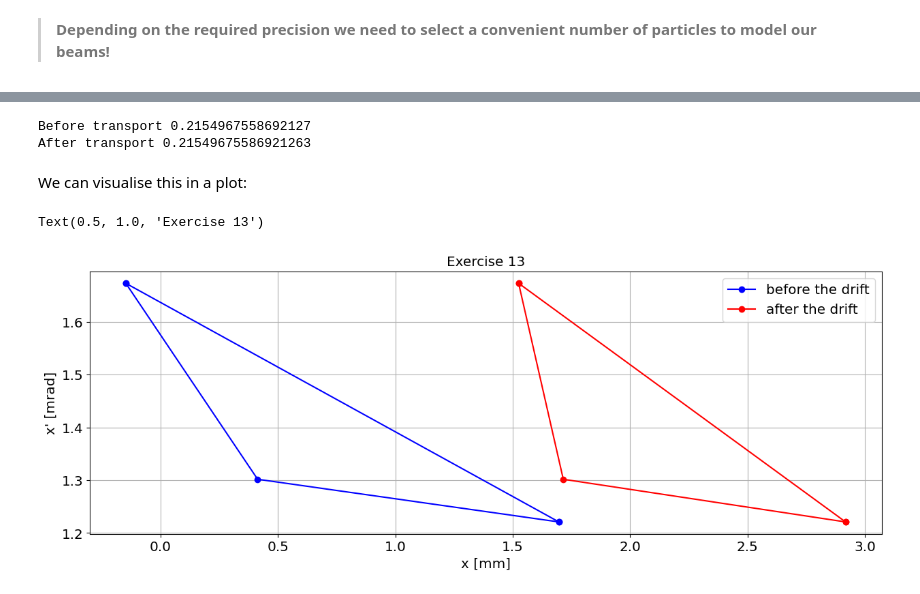
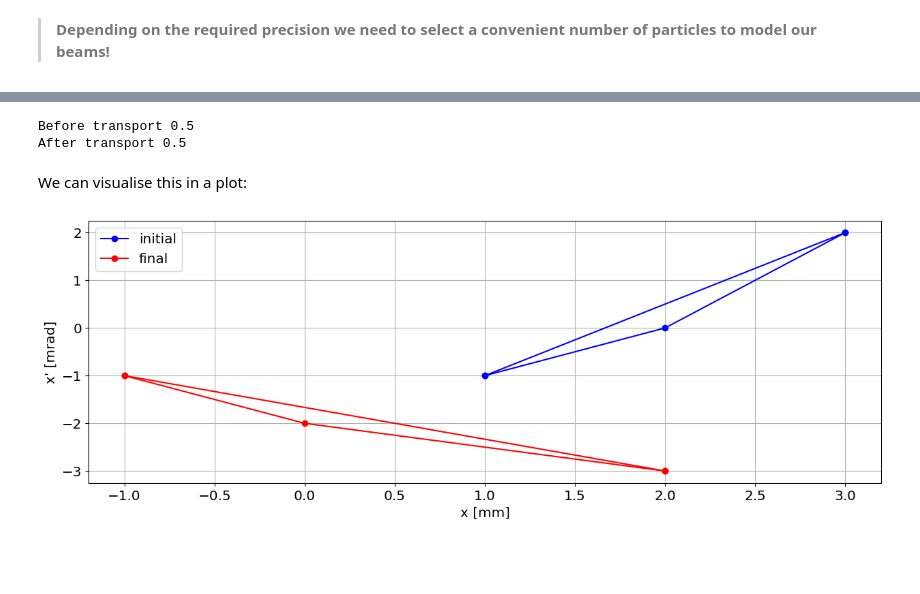
Before and after one commit to cerncas/hands-on-lattice-exercises, a Jupyter notebook: 02_Multi_Particles_Optional_Physics_solutions.ipynb, the cells around one changed output, grey strips where cells are left out. Cells and saved outputs as stored; diff of their text form; code cells hidden in the pictures; blank space fills up the shorter version.

Commit message:
added/fixed some advanced exercise

```diff
--- a/02_Multi_Particles_Optional_Physics_solutions.ipynb
+++ b/02_Multi_Particles_Optional_Physics_solutions.ipynb
@@ -147,29 +89,37 @@ def area(a, b, c) :
     '''a,b,c are the phase-space coordinates of three particles'''
     return 0.5 * norm( np.cross( b-a, c-a ) )
 # %%
+# create simple beamline
+beamline = D(1) + Q(1) + D(1)
+
+# create particle coordinates
+initial_coordinates = np.array([[1,2,3],[-1,0,2]])
+
+# track them along the beamline
+tracked = transportParticles(initial_coordinates, beamline)
+final_coordinates = tracked['coords'][-1]
+
 # code here your solution...
 # we take the first three particles in the beam (arbitrary choise)
-print(f"Before transport {area(beam[:,0],beam[:,1],beam[:,2])}")
-print(f"After transport {area(beam_after_drift[:,0],beam_after_drift[:,1],beam_after_drift[:,2])}")
+print(f"Before transport {area(initial_coordinates[:,0],initial_coordinates[:,1],initial_coordinates[:,2])}")
+print(f"After transport {area(final_coordinates[:,0],final_coordinates[:,1],final_coordinates[:,2])}")
 # %% [output]
-Before transport 0.2154967558692127
-After transport 0.21549675586921263
+Before transport 0.5
+After transport 0.5
 # %% [markdown]
 We can visualise this in a plot:
 # %%
 #first triangle
-plt.plot(beam[:,:3][0],beam[:,:3][1],'o-b')
-plt.plot(beam[:,[2,0]][0],beam[:,[2,0]][1],'o-b', label='before the drift')
+plt.plot(initial_coordinates[:,:3][0],initial_coordinates[:,:3][1],'o-b')
+plt.plot(initial_coordinates[:,[2,0]][0],initial_coordinates[:,[2,0]][1],'o-b', label='initial')
 
 #second triangle
-plt.plot(beam_after_drift[:,:3][0],beam_after_drift[:,:3][1],'o-r')
-plt.plot(beam_after_drift[:,[2,0]][0],beam_after_drift[:,[2,0]][1],'o-r',label='after the drift')
+plt.plot(final_coordinates[:,:3][0],final_coordinates[:,:3][1],'o-r')
+plt.plot(final_coordinates[:,[2,0]][0],final_coordinates[:,[2,0]][1],'o-r',label='final')
 
 plt.legend()
 plt.xlabel('x [mm]')
 plt.ylabel("x' [mrad]")
 plt.grid(True)
-plt.title('Exercise 13')
 # %% [output]
-Text(0.5, 1.0, 'Exercise 13')
-[figure, old version]
+[figure, new version]
```
Also changed, not shown: parts of 13 cells of this notebook, 4 other files.
